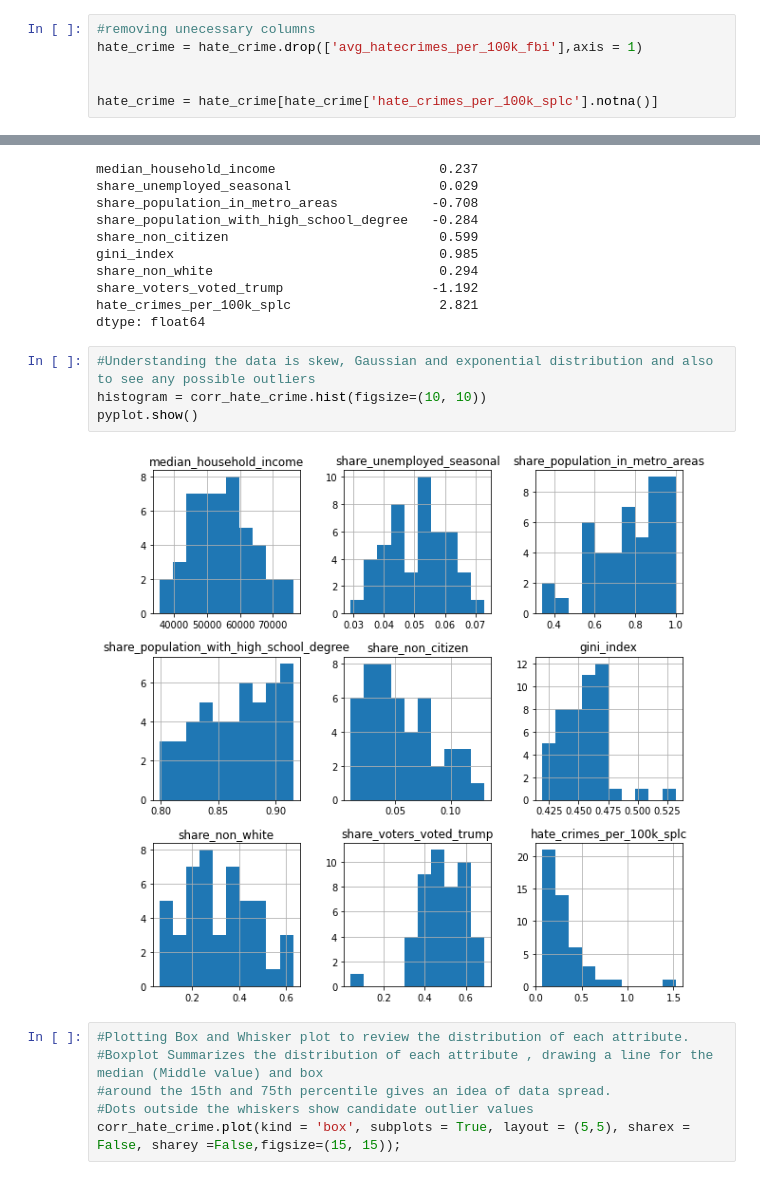
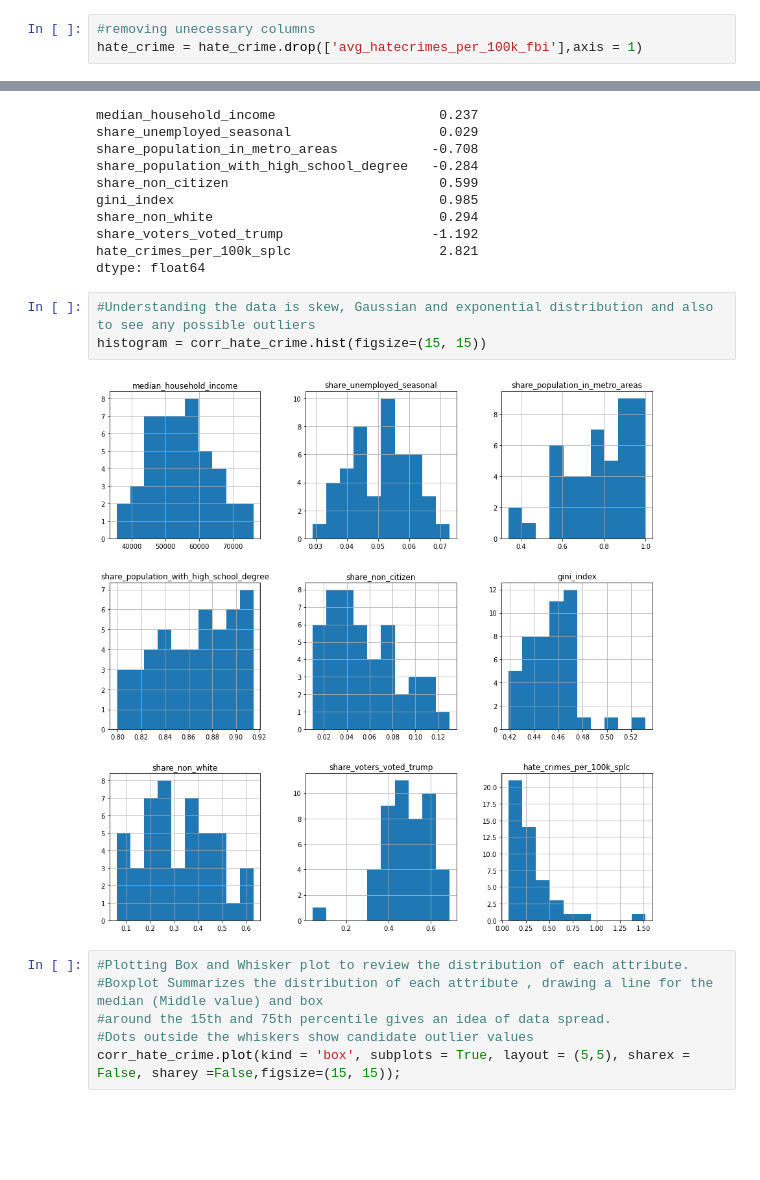
Before and after one commit to sush2004/Python, a Jupyter notebook: ML_CA2_Regression_10550452.ipynb, the cells around one changed output, grey strips where cells are left out. Saved outputs shown, nothing was run; the diff lists cells and outputs as text; blank space fills up the shorter version.

```diff
--- a/ML_CA2_Regression_10550452.ipynb
+++ b/ML_CA2_Regression_10550452.ipynb
@@ -53,9 +55,6 @@ dtype: object
 # %%
 #removing unecessary columns
 hate_crime = hate_crime.drop(['avg_hatecrimes_per_100k_fbi'],axis = 1)
-
-
-hate_crime = hate_crime[hate_crime['hate_crimes_per_100k_splc'].notna()]
 # %%
 #removing labels with Nan values
 hate_crime = hate_crime[hate_crime['hate_crimes_per_100k_splc'].notna()]
@@ -172,10 +170,9 @@ hate_crimes_per_100k_splc                   2.821
 dtype: float64
 # %%
 #Understanding the data is skew, Gaussian and exponential distribution and also to see any possible outliers
-histogram = corr_hate_crime.hist(figsize=(10, 10))
-pyplot.show()
+histogram = corr_hate_crime.hist(figsize=(15, 15))
 # %% [output]
-[figure, old version]
+[figure, new version]
 # %%
 #Plotting Box and Whisker plot to review the distribution of each attribute.
 #Boxplot Summarizes the distribution of each attribute , drawing a line for the median (Middle value) and box
```
Also changed, not shown: parts of 20 cells of this notebook.
